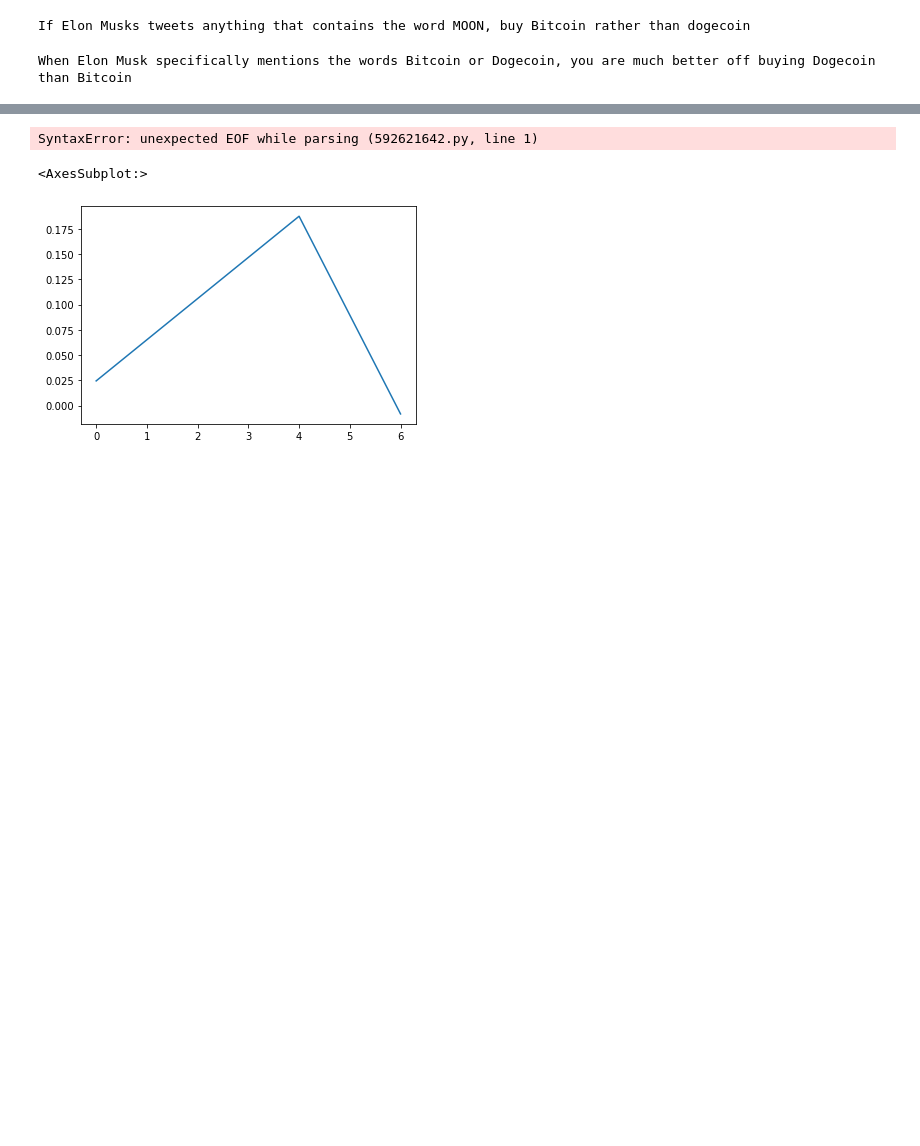
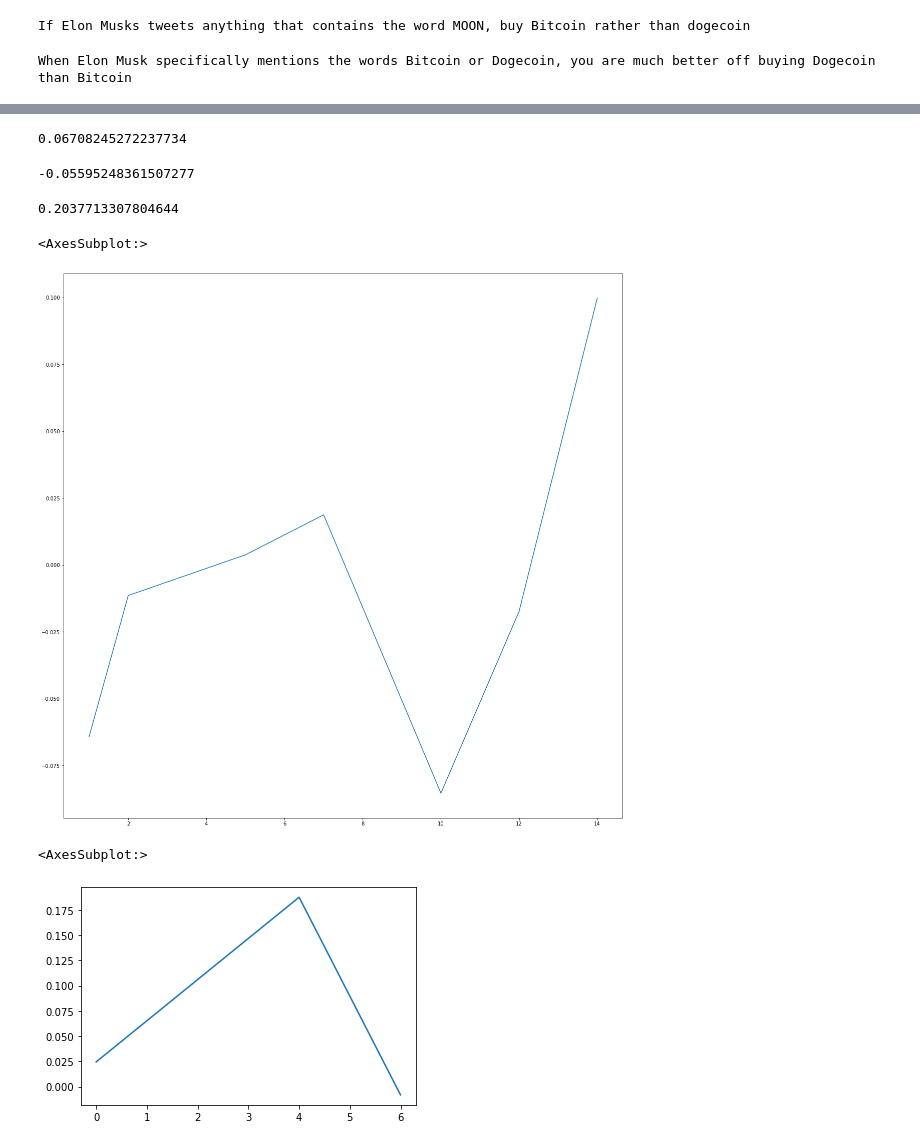
Before and after one commit to bjezek/Teamawesome, a Jupyter notebook: SentimentAnalysis.ipynb, the cells around one changed output, grey strips where cells are left out. Drawn from its saved outputs; the diff is of its cells as text; code cells hidden in the pictures; blank space fills up the shorter version.

```diff
--- a/SentimentAnalysis.ipynb
+++ b/SentimentAnalysis.ipynb
@@ -516,10 +518,23 @@ dogecoin_low_sentiment
+# %%
+dogecoin_low_sentiment["Pct Change"].sum()
+# %% [output]
+0.06708245272237734
+# %%
+btc_high_sentiment["Pct Change"].sum()
+# %% [output]
+-0.05595248361507277
+# %%
+btc_low_sentiment["Pct Change"].sum()
+# %% [output]
+0.2037713307804644
 # %%
 %matplotlib inline
 import hvplot.pandas
 # %%
-btc_high_sentiment['Pct Change'].plot(figsize=(20,20)
+btc_high_sentiment['Pct Change'].plot(figsize=(20,20))
 # %% [output]
-SyntaxError: unexpected EOF while parsing (592621642.py, line 1)
+<AxesSubplot:>
+[figure, added]
 # %%
 btc_low_sentiment["Pct Change"].plot()
 # %% [output]
```
Also changed, not shown: parts of 5 cells of this notebook.
